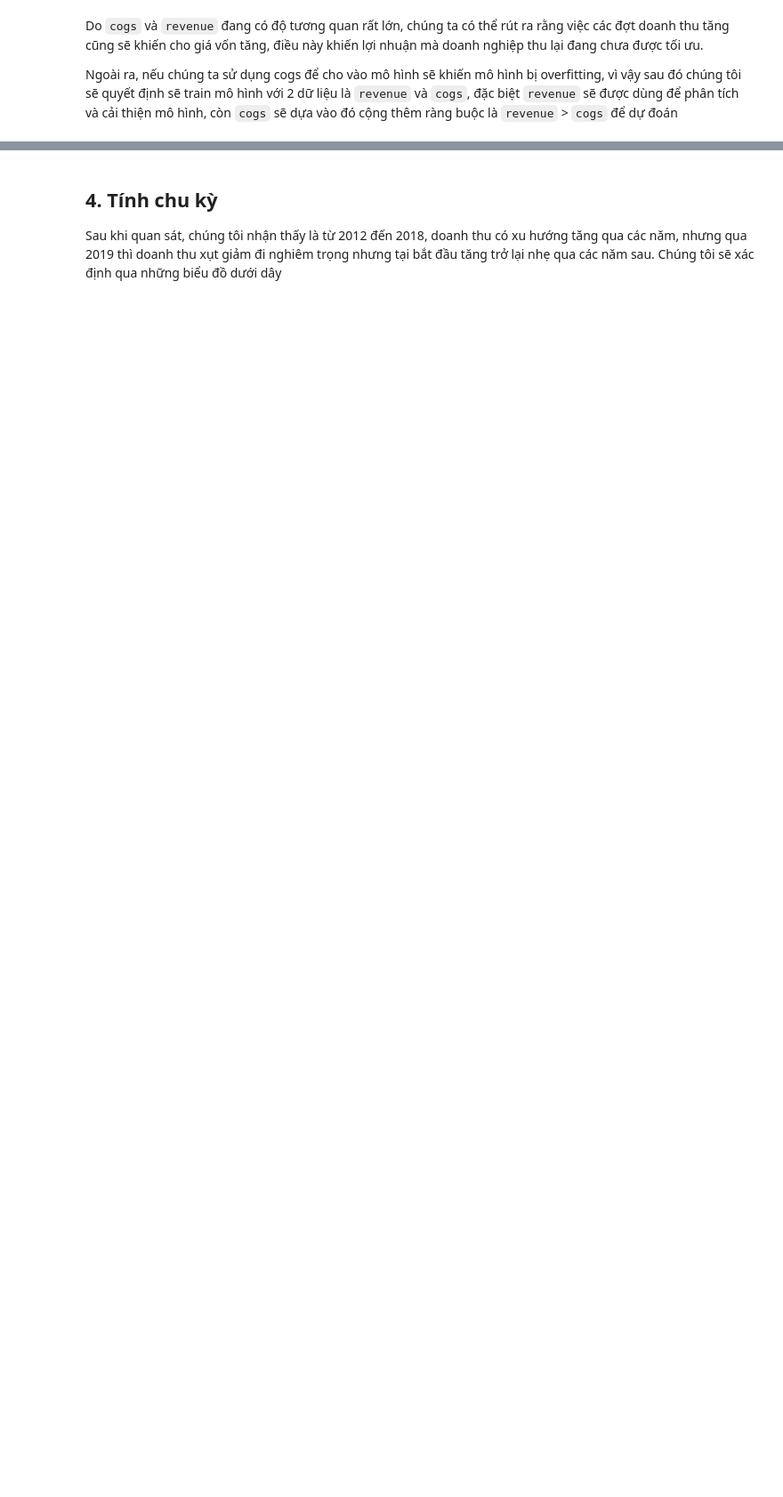
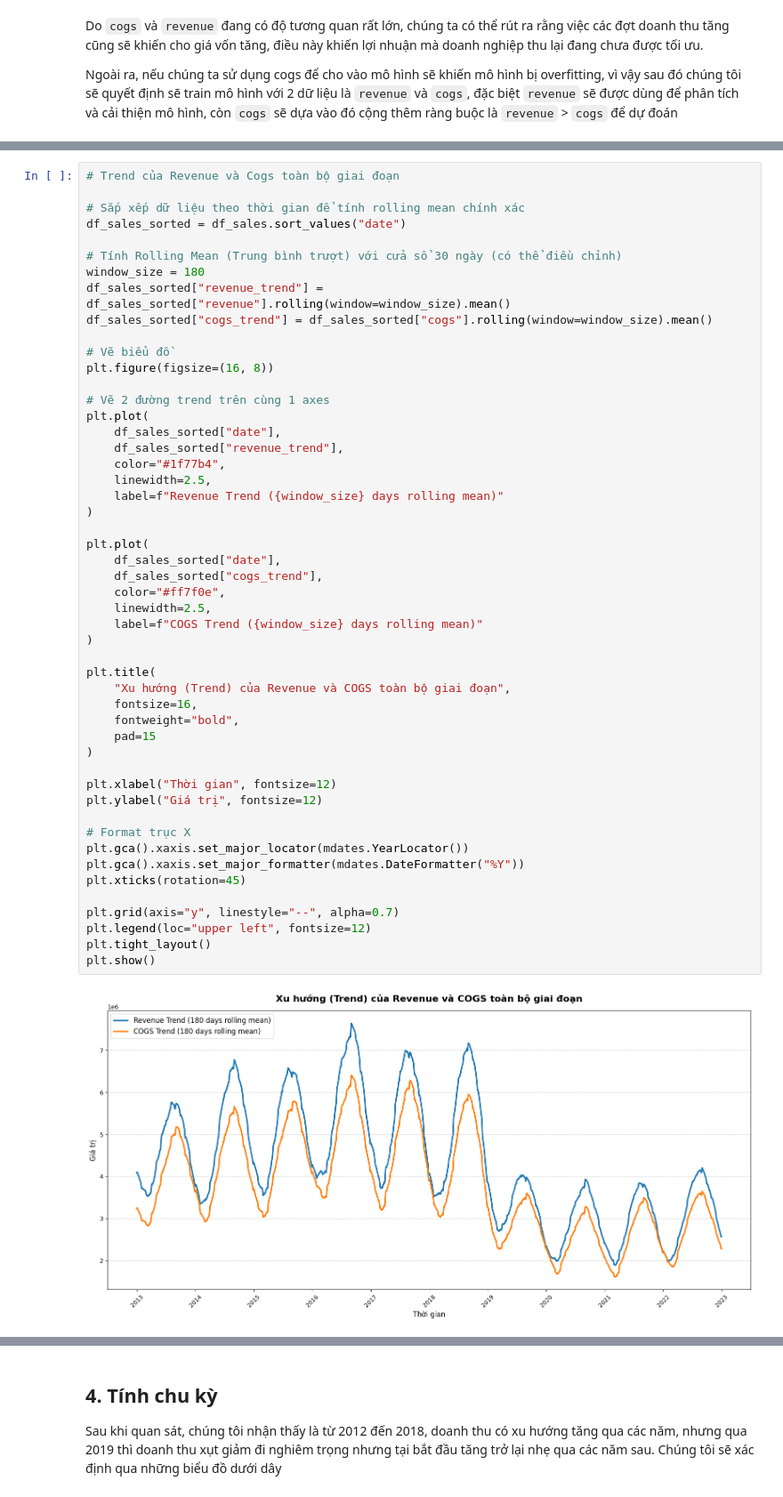
Before and after one commit to anhthu0910/vimchanhxa-datathon, a Jupyter notebook: notebooks/03_EDA_DEMO.ipynb, the cells around one changed output, grey strips where cells are left out. Shown at 89% size. Saved outputs shown, nothing was run; the diff lists cells and outputs as text; blank space fills up the shorter version.

Commit message:
EDA: Trend and Theory for disminishing

```diff
--- a/notebooks/03_EDA_DEMO.ipynb
+++ b/notebooks/03_EDA_DEMO.ipynb
@@ -186,0 +191,52 @@ Ngoài ra, nếu chúng ta sử dụng cogs để cho vào mô hình sẽ khiế
+# %%
+# Trend của Revenue và Cogs toàn bộ giai đoạn
+
+# Sắp xếp dữ liệu theo thời gian để tính rolling mean chính xác
+df_sales_sorted = df_sales.sort_values("date")
+
+# Tính Rolling Mean (Trung bình trượt) với cửa sổ 30 ngày (có thể điều chỉnh)
+window_size = 180
+df_sales_sorted["revenue_trend"] = df_sales_sorted["revenue"].rolling(window=window_size).mean()
+df_sales_sorted["cogs_trend"] = df_sales_sorted["cogs"].rolling(window=window_size).mean()
+
+# Vẽ biểu đồ
+plt.figure(figsize=(16, 8))
+
+# Vẽ 2 đường trend trên cùng 1 axes
+plt.plot(
+    df_sales_sorted["date"],
+    df_sales_sorted["revenue_trend"],
+    color="#1f77b4",
+    linewidth=2.5,
+    label=f"Revenue Trend ({window_size} days rolling mean)"
+)
+
+plt.plot(
+    df_sales_sorted["date"],
+    df_sales_sorted["cogs_trend"],
+    color="#ff7f0e",
+    linewidth=2.5,
+    label=f"COGS Trend ({window_size} days rolling mean)"
+)
+
+plt.title(
+    "Xu hướng (Trend) của Revenue và COGS toàn bộ giai đoạn",
+    fontsize=16,
+    fontweight="bold",
+    pad=15
+)
+
+plt.xlabel("Thời gian", fontsize=12)
+plt.ylabel("Giá trị", fontsize=12)
+
+# Format trục X
+plt.gca().xaxis.set_major_locator(mdates.YearLocator())
+plt.gca().xaxis.set_major_formatter(mdates.DateFormatter("%Y"))
+plt.xticks(rotation=45)
+
+plt.grid(axis="y", linestyle="--", alpha=0.7)
+plt.legend(loc="upper left", fontsize=12)
+plt.tight_layout()
+plt.show()
+# %% [output]
+[figure, added]
```
Also changed, not shown: parts of 7 cells of this notebook, 6 other files.
